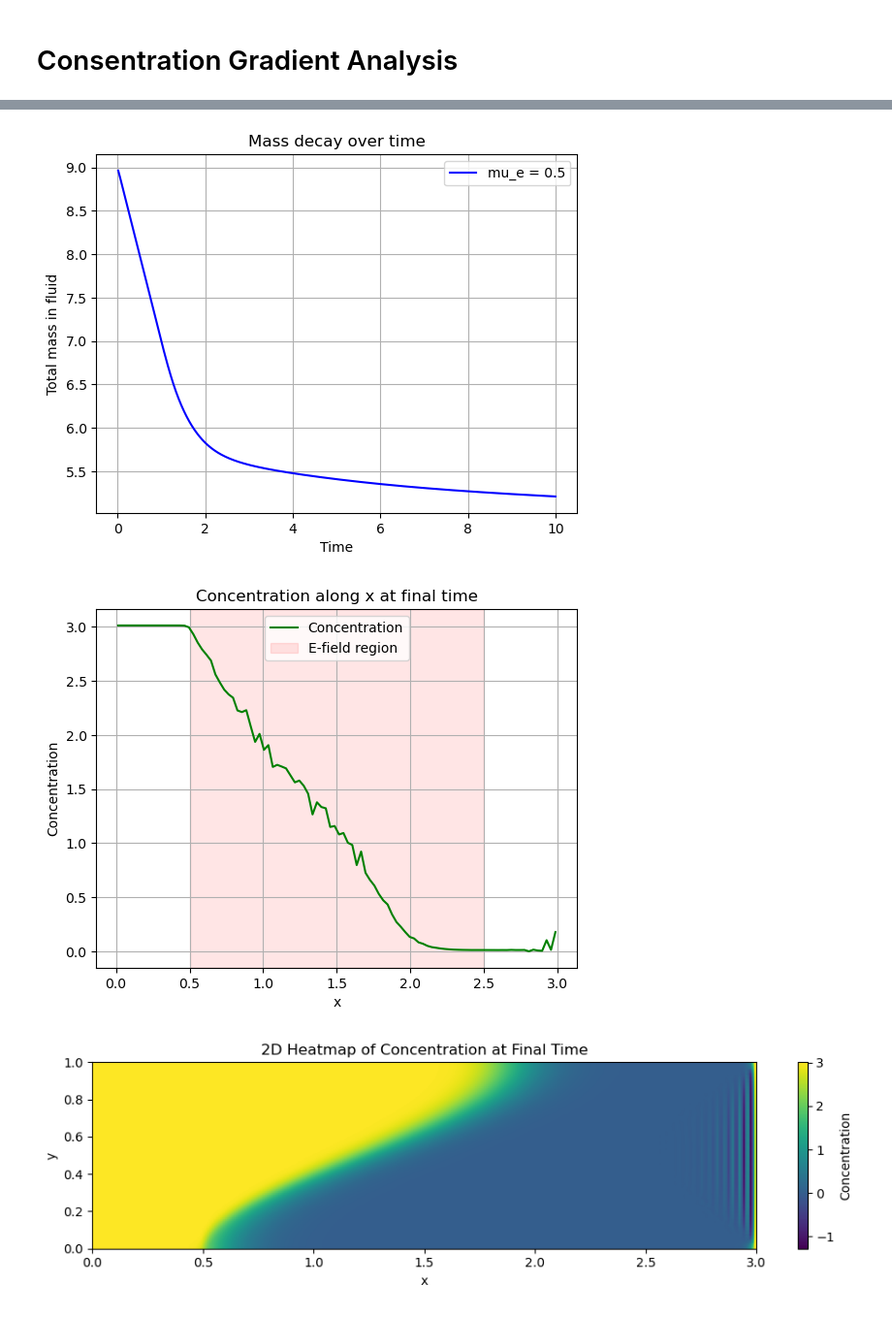
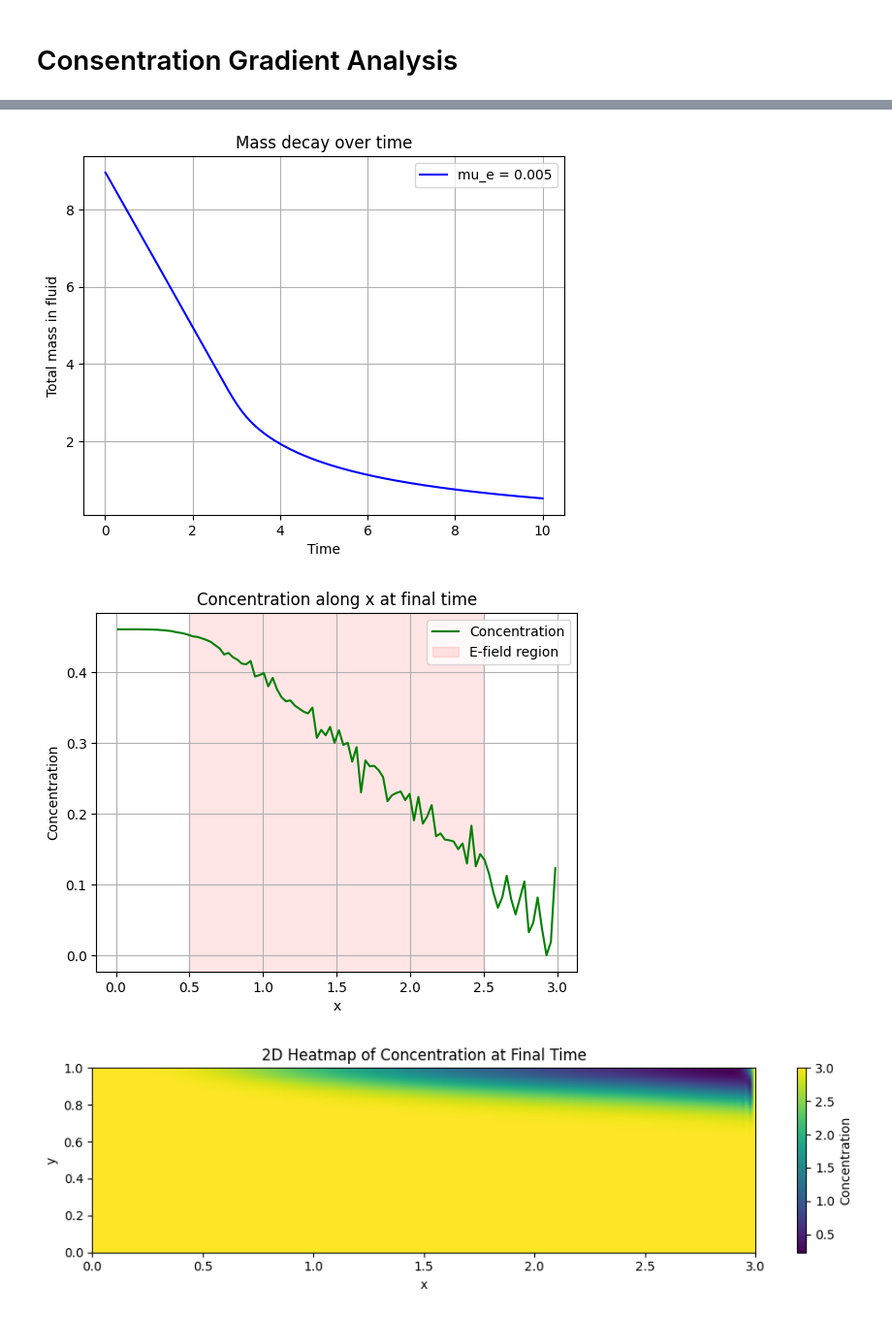
Before and after one commit to TrymNOHG/electro-filter, a Jupyter notebook: NSSolver.ipynb, the cells around one changed output, grey strips where cells are left out. Shown at 97% size. Cells and saved outputs as stored; diff of their text form; code cells hidden in the pictures.

```diff
--- a/NSSolver.ipynb
+++ b/NSSolver.ipynb
@@ -1684,12 +1624,17 @@ if __name__ == "__main__":
 
     from ngsolve import x, y, IfPos
 
-    velocity_cf = CoefficientFunction((4 * y * (1 - y), 0))
+    # velocity_cf = CoefficientFunction((4 * y * (1 - y), 0))
+    velocity_magnitude = 1
+    velocity_cf = CoefficientFunction((velocity_magnitude * (1-y**2), 0))
     E_switch = IfPos(x - 0.5, IfPos(2.5 - x, 1.0, 0.0), 0.0)
-    E_cf = CoefficientFunction((0, E_switch))
+    E_strength = 2
+    E_cf = CoefficientFunction((0, E_strength * E_switch))
 
     # 2) Run simulation
-    mu_e = 0.5
+    # mu_e = 0.5
+    # mu_e = 5.19
+    mu_e = 0.005
     kd = 5.0
     T = 10.0
 
@@ -1770,6 +1715,6 @@ Running for mu_e = 0.5, kd = 5.0, T = 10.0
-[figure, old version]
+[figure, new version]
-[figure, old version]
+[figure, new version]
-[figure, old version]
+[figure, new version]
 # %%
 # TODO:
 # Add some docs for different parameters to make it easier to test
```
Also changed, not shown: parts of 7 cells of this notebook, 4 other files.
